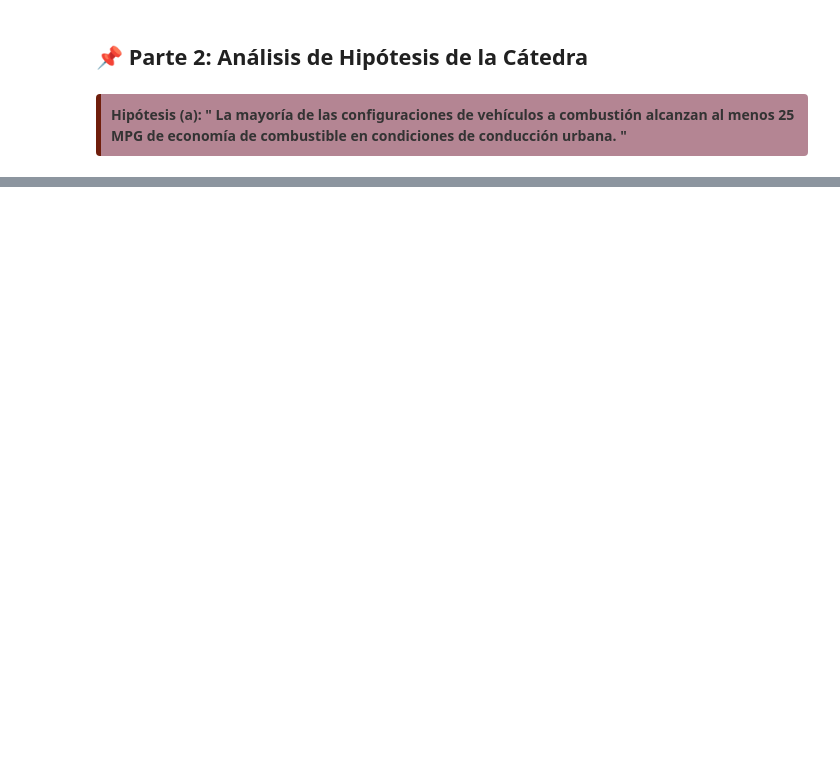
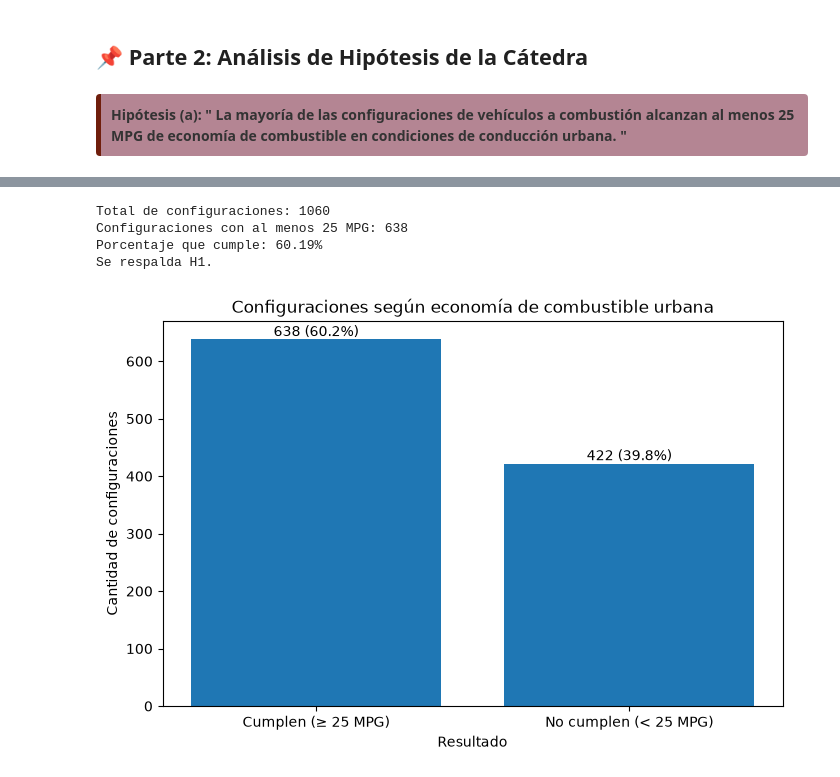
Before and after one commit to abiordorica13/TPEFUNDAMENTOS, a Jupyter notebook: Untitled-1.ipynb, the cells around one changed output, grey strips where cells are left out. Saved outputs shown, nothing was run; the diff lists cells and outputs as text; code cells hidden in the pictures; blank space fills up the shorter version.

```diff
--- a/Untitled-1.ipynb
+++ b/Untitled-1.ipynb
@@ -1776,0 +1787,50 @@ display(df_limpio[columnas_fe].head(15))
+# %%
+# Calculamos resultados
+total = len(df_urbano)
+cumplen = (df_urbano["MPG_urbano"] >= 25).sum()
+proporcion = cumplen / total
+porcentaje = proporcion * 100
+
+print(f"Total de configuraciones: {total}")
+print(f"Configuraciones con al menos 25 MPG: {cumplen}")
+print(f"Porcentaje que cumple: {porcentaje:.2f}%")
+
+# Evaluamos la hipótesis
+if proporcion > 0.50:
+    print("Se respalda H1.")
+else:
+    print("No se respalda H1.")
+# %% [output]
+Total de configuraciones: 1060
+Configuraciones con al menos 25 MPG: 638
+Porcentaje que cumple: 60.19%
+Se respalda H1.
+# %%
+#Lo visualizamos con un grafico de barras
+
+no_cumplen = total - cumplen
+
+categorias = ["Cumplen (≥ 25 MPG)", "No cumplen (< 25 MPG)"]
+cantidades = [cumplen, no_cumplen]
+
+plt.figure(figsize=(8, 5))
+barras = plt.bar(categorias, cantidades)
+
+plt.title("Configuraciones según economía de combustible urbana")
+plt.ylabel("Cantidad de configuraciones")
+plt.xlabel("Resultado")
+
+for barra in barras:
+    altura = barra.get_height()
+    porcentaje_barra = altura / total * 100
+    plt.text(
+        barra.get_x() + barra.get_width() / 2,          #barra.get_x() + barra.get_width() / 2: Ubica el texto en el centro horizontal de la barra.
+        altura,
+        f"{int(altura)} ({porcentaje_barra:.1f}%)",
+        ha="center",
+        va="bottom"
+    )
+
+plt.show()
+# %% [output]
+[figure, added]
```
Also changed, not shown: parts of 4 cells of this notebook.
